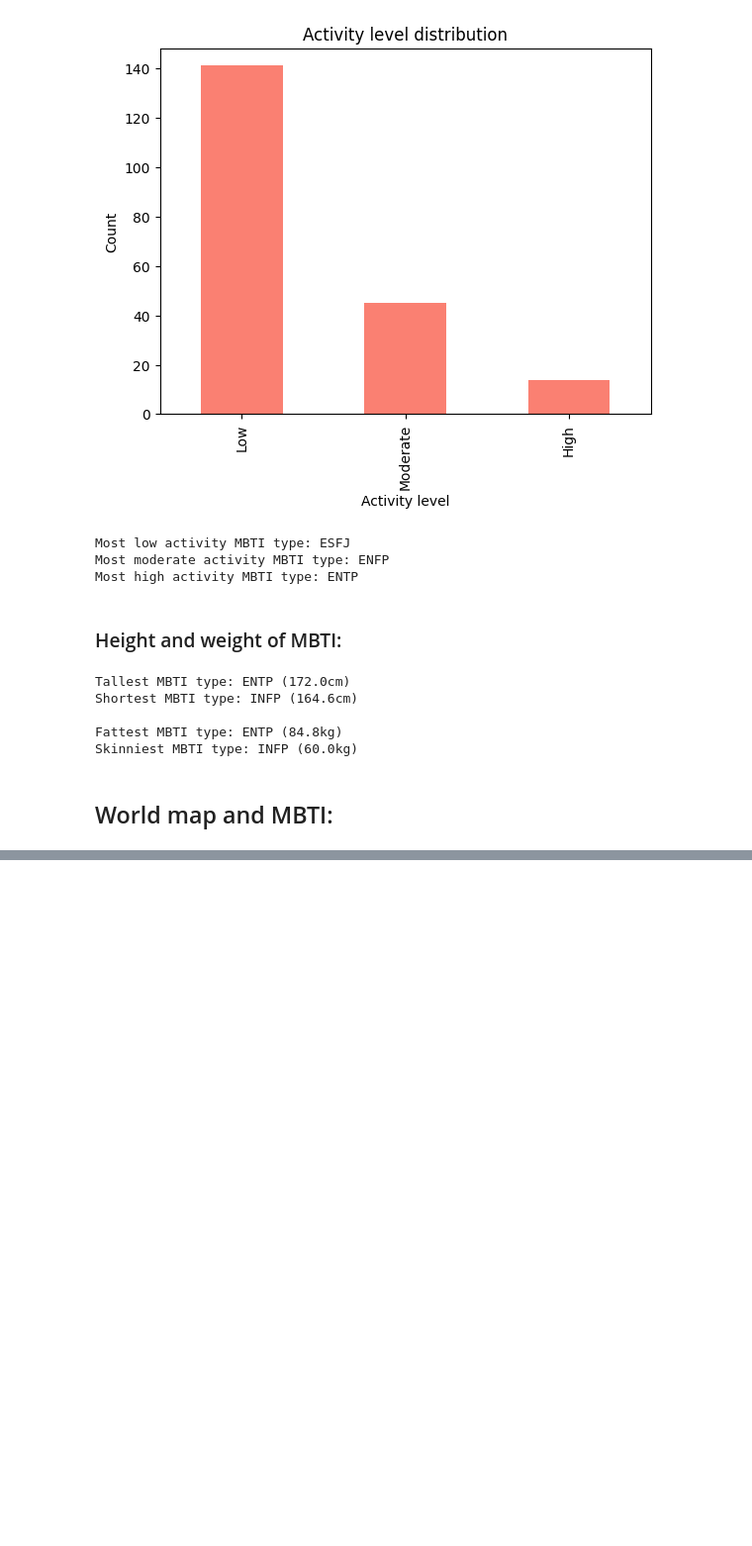
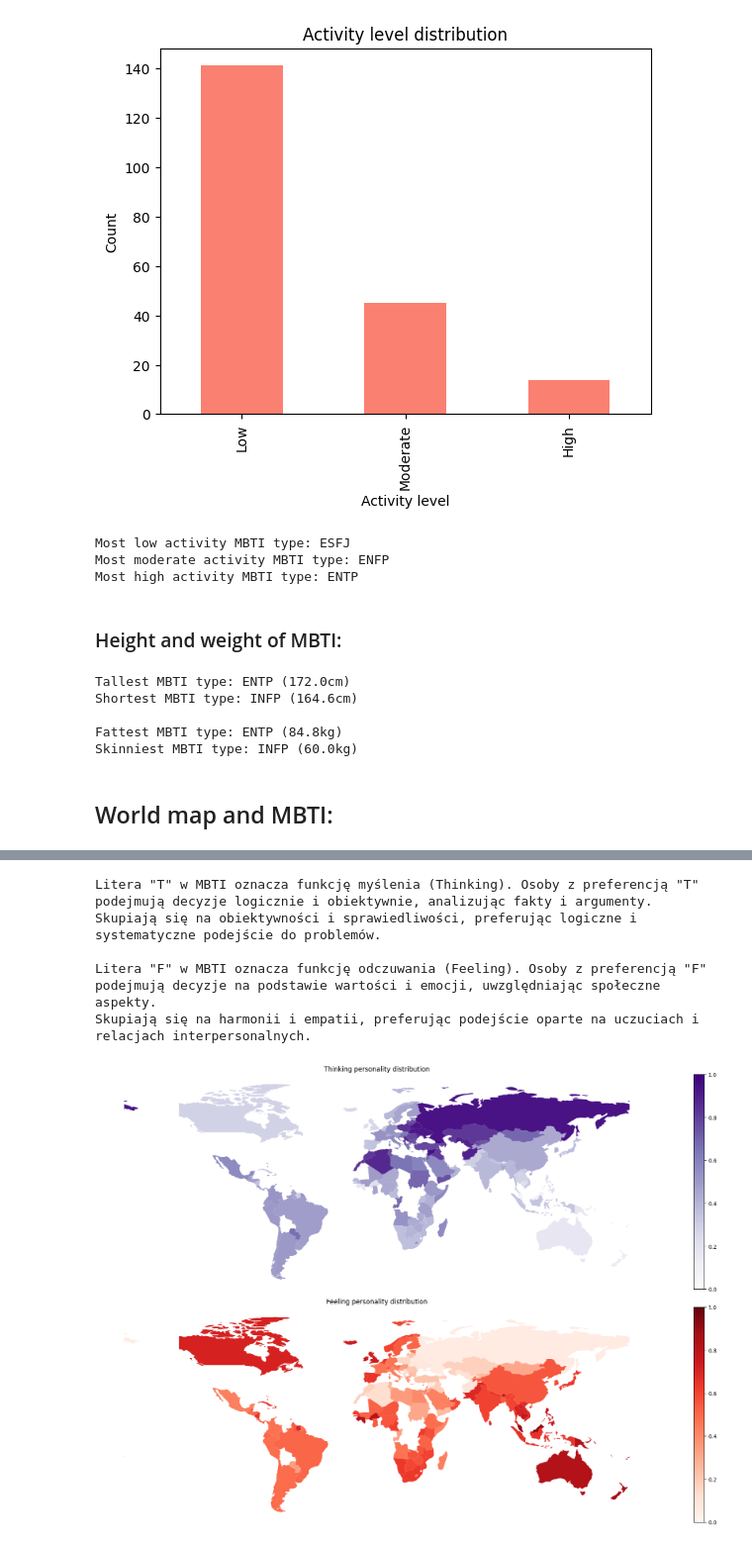
Before and after one commit to NightWanderer2004/BigData-learning, a Jupyter notebook: project/project.ipynb, the cells around one changed output, grey strips where cells are left out. Shown at 99% size. Cells and saved outputs as stored; diff of their text form; code cells hidden in the pictures; blank space fills up the shorter version.

```diff
--- a/project/project.ipynb
+++ b/project/project.ipynb
@@ -459,0 +486,28 @@ Skinniest MBTI type: INFP (60.0kg)
+# %%
+fig, (ax1, ax2) = plt.subplots(2, 1, figsize=(20, 12))
+
+world.plot(column="Thinking", cmap="Purples", legend=True, ax=ax1)
+ax1.set_title("Thinking personality distribution")
+ax1.set_axis_off()
+
+print(
+    'Litera "T" w MBTI oznacza funkcję myślenia (Thinking). Osoby z preferencją "T" podejmują decyzje logicznie i obiektywnie, analizując fakty i argumenty.\nSkupiają się na obiektywności i sprawiedliwości, preferując logiczne i systematyczne podejście do problemów.'
+)
+
+world.plot(column="Feeling", cmap="Reds", legend=True, ax=ax2)
+ax2.set_title("Feeling personality distribution")
+ax2.set_axis_off()
+
+print(
+    '\nLitera "F" w MBTI oznacza funkcję odczuwania (Feeling). Osoby z preferencją "F" podejmują decyzje na podstawie wartości i emocji, uwzględniając społeczne aspekty.\nSkupiają się na harmonii i empatii, preferując podejście oparte na uczuciach i relacjach interpersonalnych.'
+)
+
+plt.tight_layout()
+plt.show()
+# %% [output]
+Litera "T" w MBTI oznacza funkcję myślenia (Thinking). Osoby z preferencją "T" podejmują decyzje logicznie i obiektywnie, analizując fakty i argumenty.
+Skupiają się na obiektywności i sprawiedliwości, preferując logiczne i systematyczne podejście do problemów.
+
+Litera "F" w MBTI oznacza funkcję odczuwania (Feeling). Osoby z preferencją "F" podejmują decyzje na podstawie wartości i emocji, uwzględniając społeczne aspekty.
+Skupiają się na harmonii i empatii, preferując podejście oparte na uczuciach i relacjach interpersonalnych.
+[figure, added]
```
Also changed, not shown: parts of 37 cells of this notebook, 1 other file.
